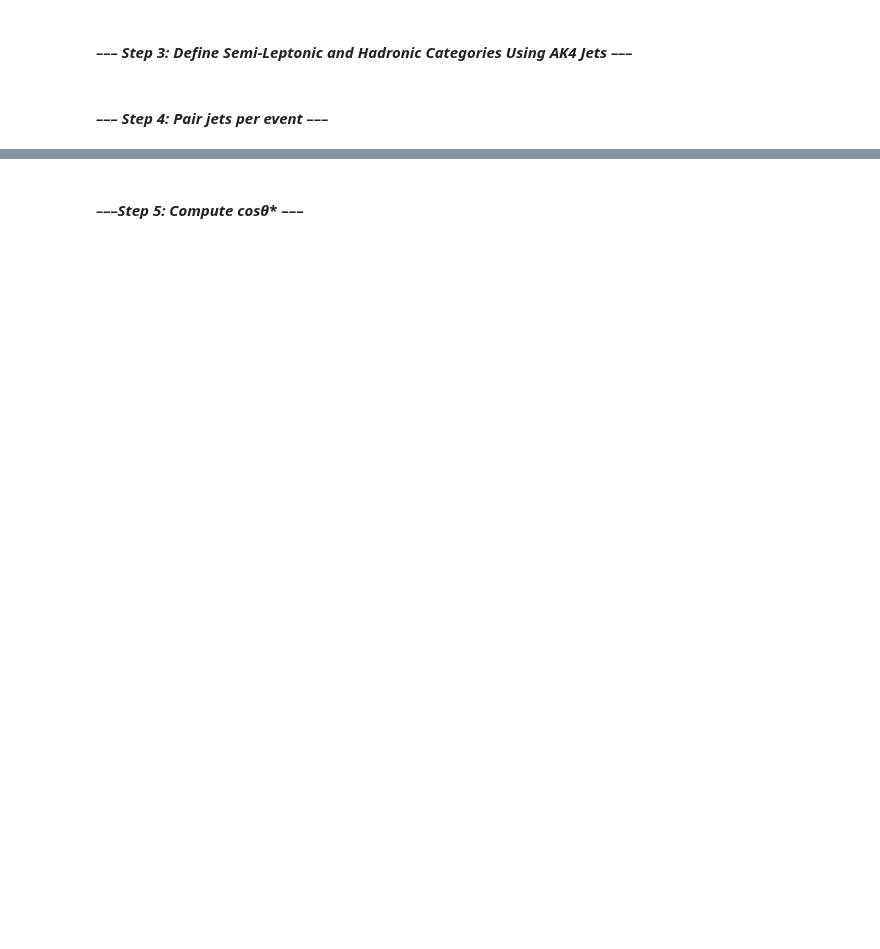
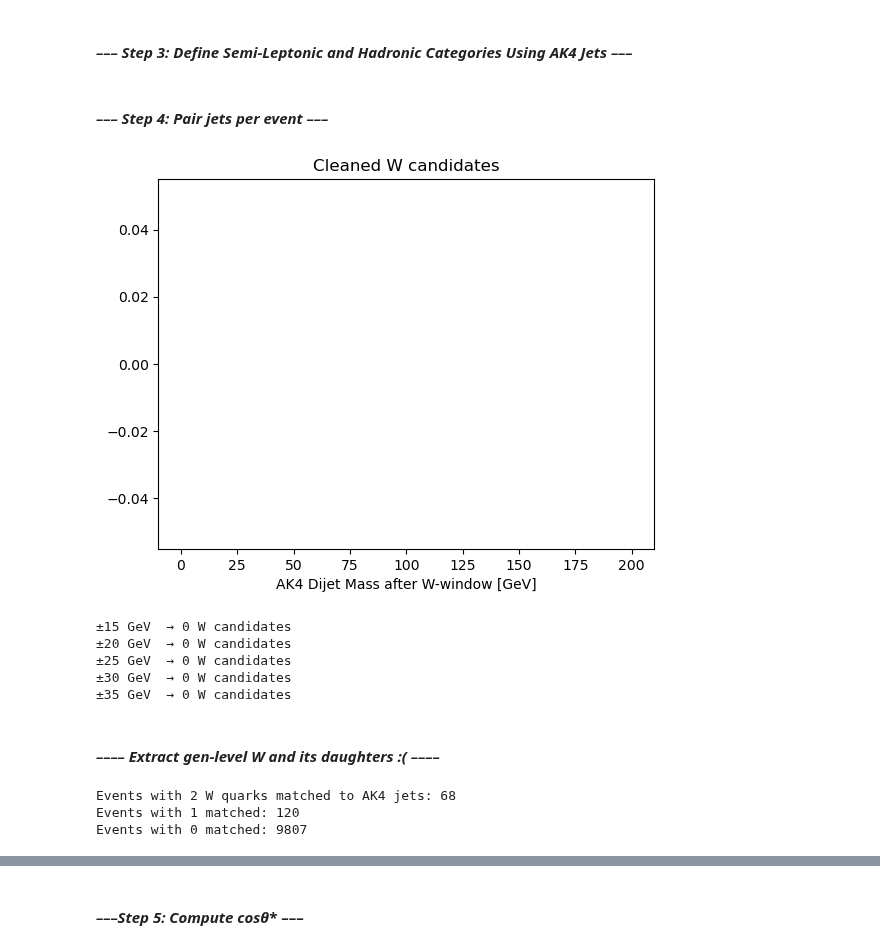
Before and after one commit to aimenobaid/polarization, a Jupyter notebook: AK4jet_analysis.ipynb, the cells around one changed output, grey strips where cells are left out. Drawn from its saved outputs; the diff is of its cells as text; code cells hidden in the pictures; blank space fills up the shorter version.

```diff
--- a/AK4jet_analysis.ipynb
+++ b/AK4jet_analysis.ipynb
@@ -277,0 +271,40 @@ j2_had = ak4_pairs.j2[best_idx]
+# %%
+# 1) mass window ±15 GeV
+M_WIN     = 35
+mass_mask = abs(best_pair_masses - W_MASS) < M_WIN
+
+# 2) ΔR between the two jets
+dr_pair = delta_r_fct(j1_had, j2_had)
+dr_mask = dr_pair < 1.2
+
+# 3) combine into one “good W” mask
+goodW = mass_mask & dr_mask
+
+# 4) now select only those “good” dijets
+j1_w         = j1_had[goodW]
+j2_w         = j2_had[goodW]
+dijet_mass_w = best_pair_masses[goodW]
+
+# 5) Flatten and plot
+flat_masses = ak.flatten(dijet_mass_w)
+flat_masses = flat_masses[~ak.is_none(flat_masses)]
+np_masses = ak.to_numpy(flat_masses)
+plt.hist(np_masses, bins=40, range=(0,200))
+plt.xlabel("AK4 Dijet Mass after W-window [GeV]")
+plt.title("Cleaned W candidates")
+plt.show()
+# %% [output]
+[figure, added]
+# %%
+for M_WIN in [15, 20, 25, 30, 35]:
+    mask = abs(best_pair_masses - W_MASS) < M_WIN
+    n = ak.sum(mask)
+    print(f"±{M_WIN:<2} GeV  → {n} W candidates")
+# %% [output]
+±15 GeV  → 0 W candidates
+±20 GeV  → 0 W candidates
+±25 GeV  → 0 W candidates
+±30 GeV  → 0 W candidates
+±35 GeV  → 0 W candidates
+# %% [markdown]
+#### *–––– Extract gen-level W and its daughters :( ––––*
@@ -277,0 +318,27 @@ j2_had = ak4_pairs.j2[best_idx]
+# %%
+def delta_r(obj1, obj2):
+    dphi = np.abs(obj1.phi - obj2.phi)
+    dphi = np.where(dphi > np.pi, 2*np.pi - dphi, dphi)
+    deta = obj1.eta - obj2.eta
+    return np.sqrt(dphi**2 + deta**2)
+
+pairs = ak.cartesian({"q": quarks_from_W, "jet": ak4_jets_clean}, axis=1, nested=True)
+dr = delta_r(pairs.q, pairs.jet)
+
+match_mask = dr < 0.4
+matched_quark_mask = ak.any(match_mask, axis=2)  # per quark
+
+# Number of matched W quarks per event
+n_matched_quarks = ak.sum(matched_quark_mask, axis=1)
+
+n_events_with_2_matched_quarks = ak.sum(n_matched_quarks == 2)
+n_events_with_1 = ak.sum(n_matched_quarks == 1)
+n_events_with_0 = ak.sum(n_matched_quarks == 0)
+
+print(f"Events with 2 W quarks matched to AK4 jets: {n_events_with_2_matched_quarks}")
+print(f"Events with 1 matched: {n_events_with_1}")
+print(f"Events with 0 matched: {n_events_with_0}")
+# %% [output]
+Events with 2 W quarks matched to AK4 jets: 68
+Events with 1 matched: 120
+Events with 0 matched: 9807
```
Also changed, not shown: parts of 15 cells of this notebook, 1 other file.
